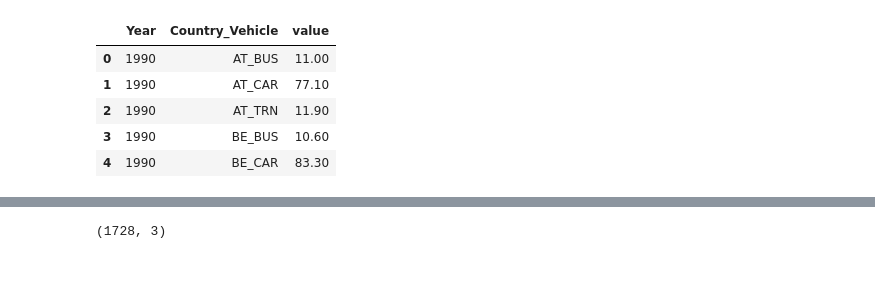
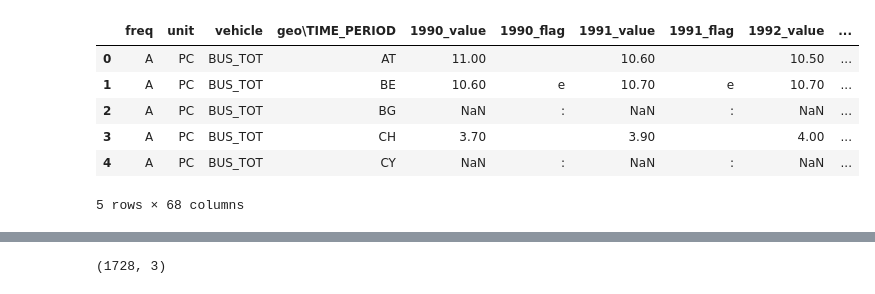
Before and after one commit to JoseRicoCct/CA2_Integrated_Assesment_MSc_Data_Analytics_CCT_Semester_1, a Jupyter notebook: CA2_ML_Code_sba23021_ML_Models-Copy2.ipynb, the cells around one changed output, grey strips where cells are left out. Cells and saved outputs as stored; diff of their text form; code cells hidden in the pictures.

```diff
--- a/CA2_ML_Code_sba23021_ML_Models-Copy2.ipynb
+++ b/CA2_ML_Code_sba23021_ML_Models-Copy2.ipynb
@@ -15,17 +16,20 @@ from sklearn.model_selection import validation_curve, KFold, cross_val_score, Gr
 import warnings
 warnings.filterwarnings('ignore') # We can suppress the warnings
 # %%
-df = pd.read_csv('Type_Transport.csv')
-
-# Please only two decimals in the output!!
-# This line will give us just two decimals for every pd dataframe displayed
+# Modal split of inland passenger transport
+# Unit of measure (% based on passenger-kilometres) : one passenger-km is one passenger transported over one kilometre
+# https://ec.europa.eu/eurostat/databrowser/view/TRAN_HV_PSMOD__custom_2638259/bookmark/table?lang=en&bookmarkId=2d735f97-a7d6-4b24-bc27-a6c8e21db6a7
+# Licence: https://ec.europa.eu/eurostat/about-us/policies/copyright
+mldf = eurostat.get_data_df('TRAN_HV_PSMOD',True)
+mldf.head()
 pd.set_option('display.float_format', lambda x: '%.2f' % x)
 
-df.head()
+mldf.head()
 # %% [output]
-|  | Year | Country_Vehicle | value |
-| 0 | 1990 | AT_BUS | 11.00 |
-| 1 | 1990 | AT_CAR | 77.10 |
-| 2 | 1990 | AT_TRN | 11.90 |
-| 3 | 1990 | BE_BUS | 10.60 |
-| 4 | 1990 | BE_CAR | 83.30 |
+|  | freq | unit | vehicle | geo\TIME_PERIOD | 1990_value | 1990_flag | 1991_value | 1991_flag | 1992_value | ... |
+| 0 | A | PC | BUS_TOT | AT | 11.00 |  | 10.60 |  | 10.50 | ... |
+| 1 | A | PC | BUS_TOT | BE | 10.60 | e | 10.70 | e | 10.70 | ... |
+| 2 | A | PC | BUS_TOT | BG | NaN | : | NaN | : | NaN | ... |
+| 3 | A | PC | BUS_TOT | CH | 3.70 |  | 3.90 |  | 4.00 | ... |
+| 4 | A | PC | BUS_TOT | CY | NaN | : | NaN | : | NaN | ... |
+5 rows × 68 columns
```
Also changed, not shown: parts of 44 cells of this notebook, 4 other files.
